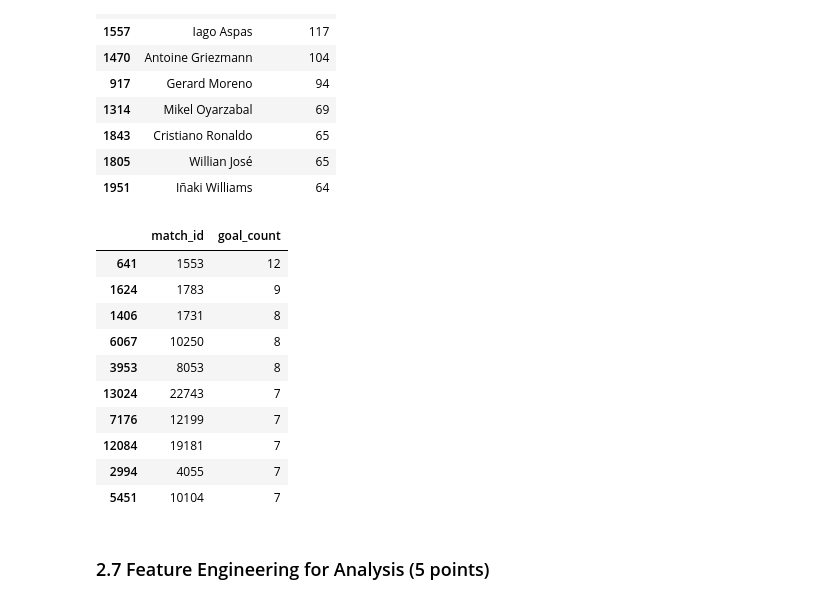
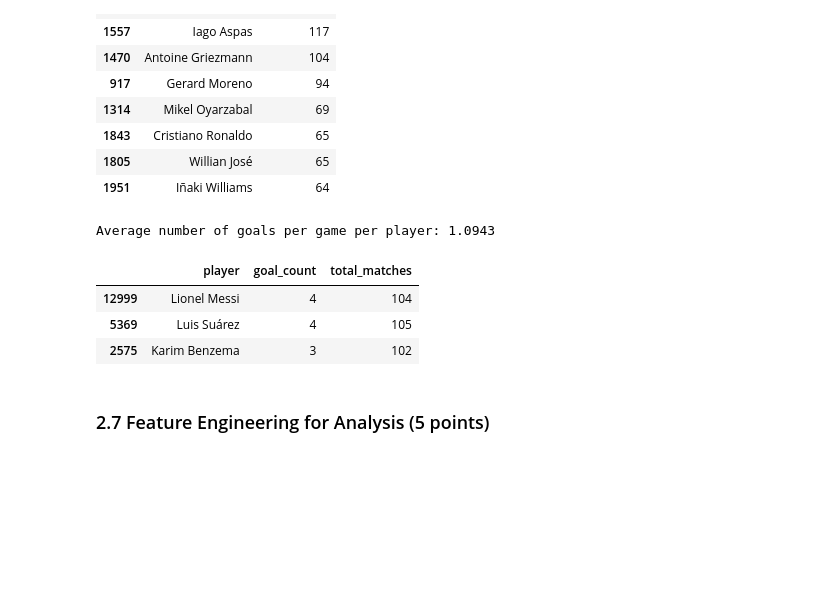
Before and after one commit to smgibson19/ds701_fa25_midterm_challenge_sports, a Jupyter notebook: LALIGA_Analysis_Challenge.ipynb, the cells around one changed output. Drawn from its saved outputs; the diff is of its cells as text; code cells hidden in the pictures; blank space fills up the shorter version.

```diff
--- a/LALIGA_Analysis_Challenge.ipynb
+++ b/LALIGA_Analysis_Challenge.ipynb
@@ -610,26 +633,24 @@ tot_goals.head(10)
 | 1951 | Iñaki Williams | 64 |
 # %%
 # 6) Calculate the average number of goals per game for each player and show the top 10 players who played at least 100 matches.
-# use player_id, not player name, map ID to name
+m_goals = df.groupby(['match_id', 'player_id', 'player', 'result']).size().reset_index()
+m_goals.rename(columns = {0: 'goal_count'}, inplace= True)
+m_goals = m_goals[m_goals['result'] == 'Goal']
+# m_goals.drop(columns = ['result'], inplace= True)
+print(f"Average number of goals per game per player: {round(m_goals['goal_count'].mean(),4)}")
 
-m_goals = df.groupby(['match_id', 'result']).size().reset_index()
-m_goals.rename(columns = {0: 'goal_count'}, inplace= True)
-m_goals.sort_values('goal_count', ascending=False, inplace= True)
-m_goals = m_goals[m_goals['result'] == 'Goal']
-m_goals.drop(columns = ['result'], inplace= True)
-m_goals.head(10)
+m_goals['total_matches'] = m_goals.groupby('player_id')['match_id'].transform('count')
+m_goals = m_goals[m_goals['total_matches'] >= 100]
+m_goals.sort_values(by = 'goal_count', ascending= False, inplace= True)
+m_goals.drop_duplicates(subset= ['player_id'], inplace= True)
+m_goals.drop(columns= ['match_id', 'player_id', 'result'], inplace= True)
+m_goals.head(15)
 # %% [output]
+Average number of goals per game per player: 1.0943
-|  | match_id | goal_count |
-| 641 | 1553 | 12 |
-| 1624 | 1783 | 9 |
-| 1406 | 1731 | 8 |
-| 6067 | 10250 | 8 |
-| 3953 | 8053 | 8 |
-| 13024 | 22743 | 7 |
-| 7176 | 12199 | 7 |
-| 12084 | 19181 | 7 |
-| 2994 | 4055 | 7 |
-| 5451 | 10104 | 7 |
+|  | player | goal_count | total_matches |
+| 12999 | Lionel Messi | 4 | 104 |
+| 5369 | Luis Suárez | 4 | 105 |
+| 2575 | Karim Benzema | 3 | 102 |
 # %% [markdown]
 ### 2.7 Feature Engineering for Analysis (5 points)
 # %% [markdown]
```
Also changed, not shown: parts of 4 cells of this notebook.
